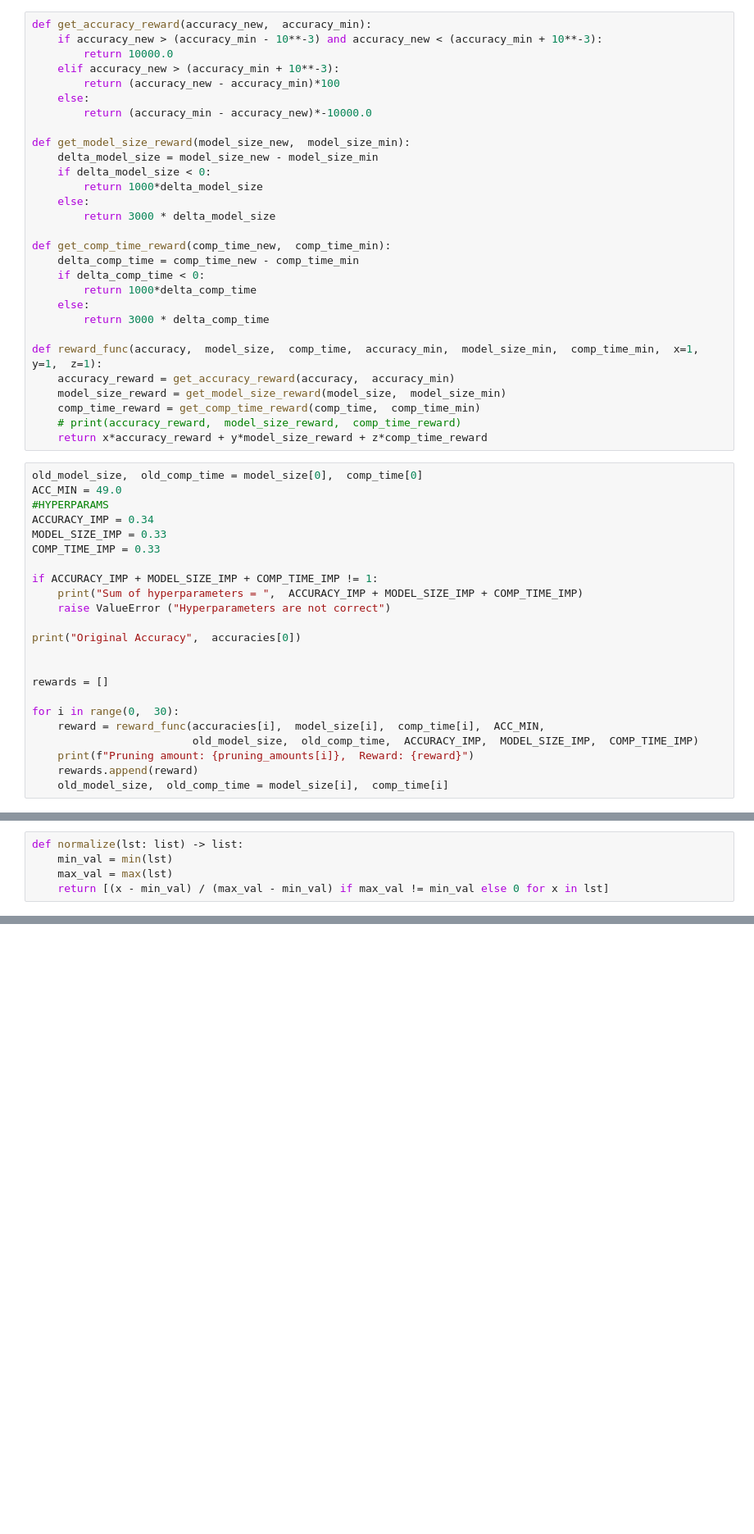
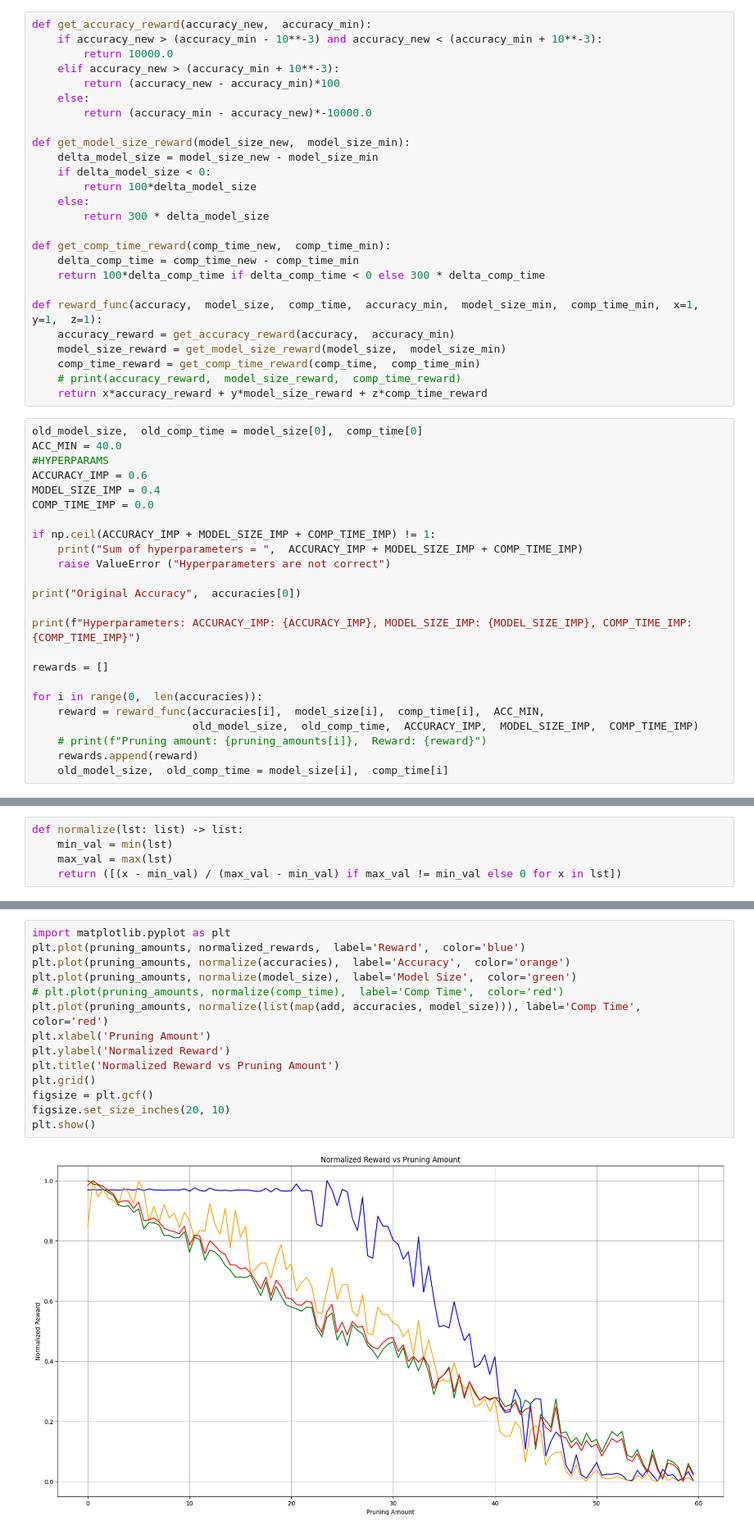
Before and after one commit to mahadevxo/DDNN-Working, a Jupyter notebook: src/pruning/taylor_series/plot_results.ipynb, the cells around one changed output, grey strips where cells are left out. Shown at 82% size. Saved outputs shown, nothing was run; the diff lists cells and outputs as text; blank space fills up the shorter version.

```diff
--- a/src/pruning/taylor_series/plot_results.ipynb
+++ b/src/pruning/taylor_series/plot_results.ipynb
@@ -122,16 +36,13 @@ def get_accuracy_reward(accuracy_new,  accuracy_min):
 def get_model_size_reward(model_size_new,  model_size_min):
     delta_model_size = model_size_new - model_size_min
     if delta_model_size < 0:
-        return 1000*delta_model_size
+        return 100*delta_model_size
     else:
-        return 3000 * delta_model_size
+        return 300 * delta_model_size
 
 def get_comp_time_reward(comp_time_new,  comp_time_min):
     delta_comp_time = comp_time_new - comp_time_min
-    if delta_comp_time < 0:
-        return 1000*delta_comp_time
-    else:
-        return 3000 * delta_comp_time
+    return 100*delta_comp_time if delta_comp_time < 0 else 300 * delta_comp_time
 
 def reward_func(accuracy,  model_size,  comp_time,  accuracy_min,  model_size_min,  comp_time_min,  x=1,  y=1,  z=1):
     accuracy_reward = get_accuracy_reward(accuracy,  accuracy_min)
@@ -141,25 +52,26 @@ def reward_func(accuracy,  model_size,  comp_time,  accuracy_min,  model_size_mi
     return x*accuracy_reward + y*model_size_reward + z*comp_time_reward
 # %%
 old_model_size,  old_comp_time = model_size[0],  comp_time[0]
-ACC_MIN = 49.0
+ACC_MIN = 40.0
 #HYPERPARAMS
-ACCURACY_IMP = 0.34
-MODEL_SIZE_IMP = 0.33
-COMP_TIME_IMP = 0.33
+ACCURACY_IMP = 0.6
+MODEL_SIZE_IMP = 0.4
+COMP_TIME_IMP = 0.0
 
-if ACCURACY_IMP + MODEL_SIZE_IMP + COMP_TIME_IMP != 1:
+if np.ceil(ACCURACY_IMP + MODEL_SIZE_IMP + COMP_TIME_IMP) != 1:
     print("Sum of hyperparameters = ",  ACCURACY_IMP + MODEL_SIZE_IMP + COMP_TIME_IMP)
     raise ValueError ("Hyperparameters are not correct")
 
 print("Original Accuracy",  accuracies[0])
 
+print(f"Hyperparameters: ACCURACY_IMP: {ACCURACY_IMP}, MODEL_SIZE_IMP: {MODEL_SIZE_IMP}, COMP_TIME_IMP: {COMP_TIME_IMP}")
 
 rewards = []
 
-for i in range(0,  30):
+for i in range(0,  len(accuracies)):
     reward = reward_func(accuracies[i],  model_size[i],  comp_time[i],  ACC_MIN,
                          old_model_size,  old_comp_time,  ACCURACY_IMP,  MODEL_SIZE_IMP,  COMP_TIME_IMP)
-    print(f"Pruning amount: {pruning_amounts[i]},  Reward: {reward}")
+    # print(f"Pruning amount: {pruning_amounts[i]},  Reward: {reward}")
     rewards.append(reward)
     old_model_size,  old_comp_time = model_size[i],  comp_time[i]
 # %% [output]
@@ -213,6 +90,6 @@ Max reward: 7872.448029518236,  Pruning amount: 10
 def normalize(lst: list) -> list:
     min_val = min(lst)
     max_val = max(lst)
-    return [(x - min_val) / (max_val - min_val) if max_val != min_val else 0 for x in lst]
+    return ([(x - min_val) / (max_val - min_val) if max_val != min_val else 0 for x in lst])
 # %%
 normalized_rewards = normalize(rewards)
@@ -268,0 +100,16 @@ Pruning Amount, Normalized Reward
+# %%
+import matplotlib.pyplot as plt
+plt.plot(pruning_amounts, normalized_rewards,  label='Reward',  color='blue')
+plt.plot(pruning_amounts, normalize(accuracies),  label='Accuracy',  color='orange')
+plt.plot(pruning_amounts, normalize(model_size),  label='Model Size',  color='green')
+# plt.plot(pruning_amounts, normalize(comp_time),  label='Comp Time',  color='red')
+plt.plot(pruning_amounts, normalize(list(map(add, accuracies, model_size))), label='Comp Time',  color='red')
+plt.xlabel('Pruning Amount')
+plt.ylabel('Normalized Reward')
+plt.title('Normalized Reward vs Pruning Amount')
+plt.grid()
+figsize = plt.gcf()
+figsize.set_size_inches(20, 10)
+plt.show()
+# %% [output]
+[figure, added]
```
Also changed, not shown: parts of 22 cells of this notebook, 4 other files.
